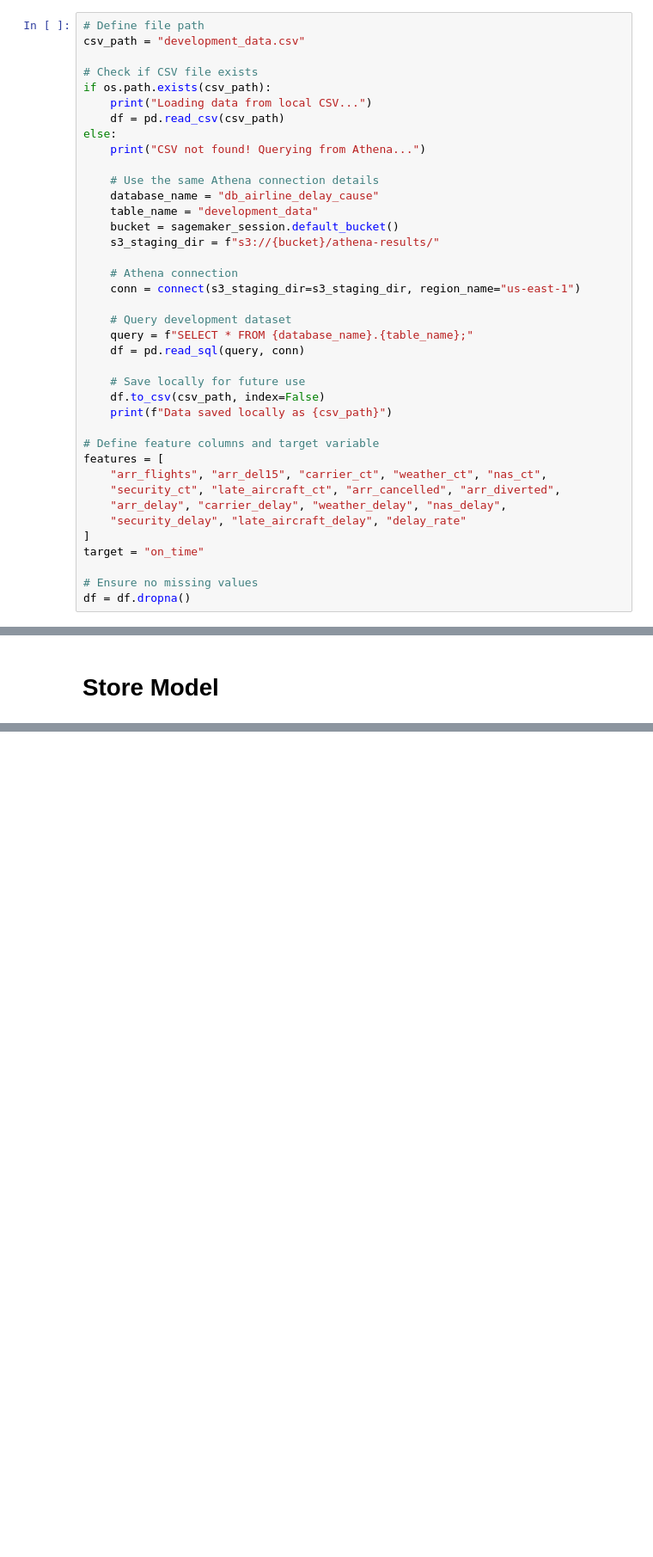
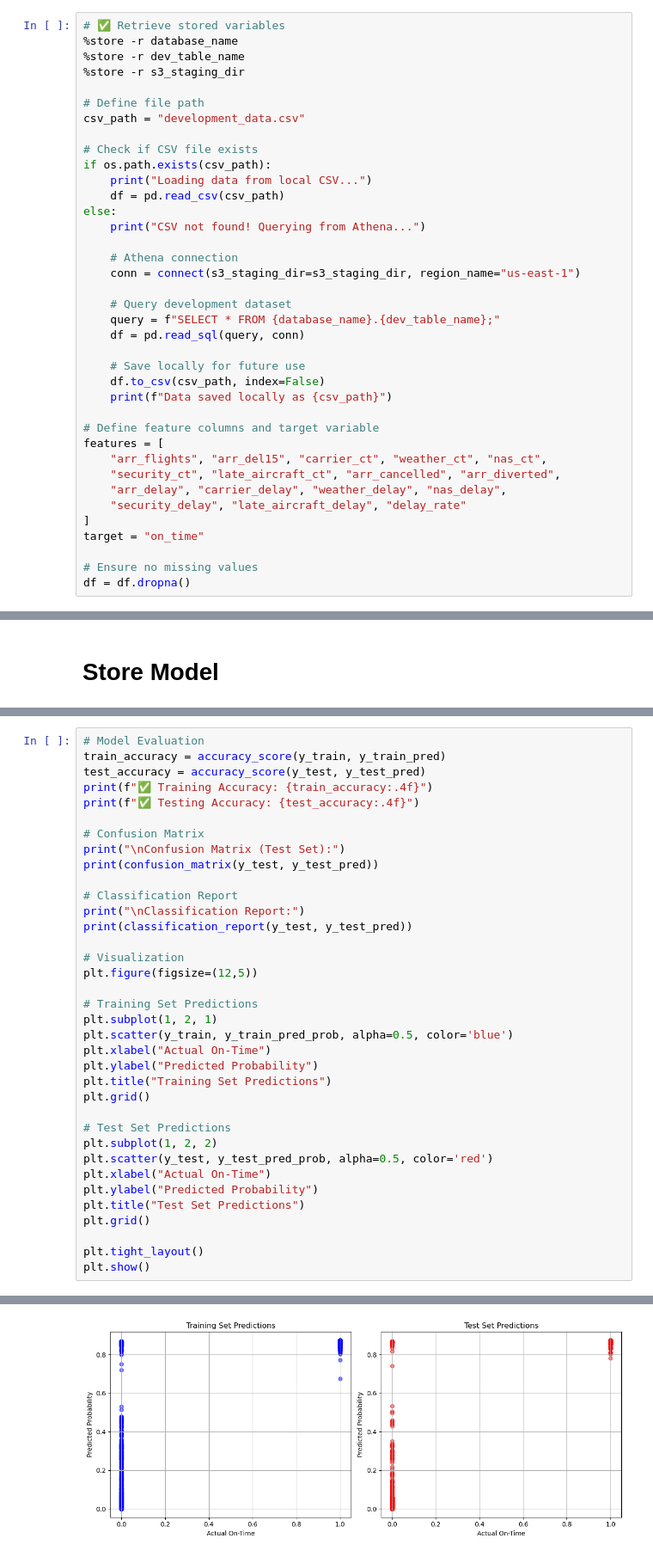
Before and after one commit to pawankt90/AAI540-Group5, a Jupyter notebook: 04_Baseline_Model.ipynb, the cells around one changed output, grey strips where cells are left out. Shown at 86% size. Cells and saved outputs as stored; diff of their text form; blank space fills up the shorter version.

Commit message:
Updated Baseline model to use logistic regression and updated cleanup

```diff
--- a/04_Baseline_Model.ipynb
+++ b/04_Baseline_Model.ipynb
@@ -14,6 +35,11 @@ from pyathena import connect
 # %% [markdown]
 # Query Values from Development Database
 # %%
+# ✅ Retrieve stored variables
+%store -r database_name
+%store -r dev_table_name
+%store -r s3_staging_dir
+
 # Define file path
 csv_path = "development_data.csv"
 
@@ -24,17 +50,11 @@ if os.path.exists(csv_path):
 else:
     print("CSV not found! Querying from Athena...")
 
-    # Use the same Athena connection details
-    database_name = "db_airline_delay_cause"
-    table_name = "development_data"
-    bucket = sagemaker_session.default_bucket()
-    s3_staging_dir = f"s3://{bucket}/athena-results/"
-
     # Athena connection
     conn = connect(s3_staging_dir=s3_staging_dir, region_name="us-east-1")
 
     # Query development dataset
-    query = f"SELECT * FROM {database_name}.{table_name};"
+    query = f"SELECT * FROM {database_name}.{dev_table_name};"
     df = pd.read_sql(query, conn)
 
     # Save locally for future use
@@ -101,0 +165,37 @@ print("Model saved as baseline_model.pkl")
+# %%
+# Model Evaluation
+train_accuracy = accuracy_score(y_train, y_train_pred)
+test_accuracy = accuracy_score(y_test, y_test_pred)
+print(f"✅ Training Accuracy: {train_accuracy:.4f}")
+print(f"✅ Testing Accuracy: {test_accuracy:.4f}")
+
+# Confusion Matrix
+print("\nConfusion Matrix (Test Set):")
+print(confusion_matrix(y_test, y_test_pred))
+
+# Classification Report
+print("\nClassification Report:")
+print(classification_report(y_test, y_test_pred))
+
+# Visualization
+plt.figure(figsize=(12,5))
+
+# Training Set Predictions
+plt.subplot(1, 2, 1)
+plt.scatter(y_train, y_train_pred_prob, alpha=0.5, color='blue')
+plt.xlabel("Actual On-Time")
+plt.ylabel("Predicted Probability")
+plt.title("Training Set Predictions")
+plt.grid()
+
+# Test Set Predictions
+plt.subplot(1, 2, 2)
+plt.scatter(y_test, y_test_pred_prob, alpha=0.5, color='red')
+plt.xlabel("Actual On-Time")
+plt.ylabel("Predicted Probability")
+plt.title("Test Set Predictions")
+plt.grid()
+
+plt.tight_layout()
+plt.show()
+# %% [output]
@@ -101,0 +218 @@ print("Model saved as baseline_model.pkl")
+[figure, added]
```
Also changed, not shown: parts of 11 cells of this notebook, 1 other file.
